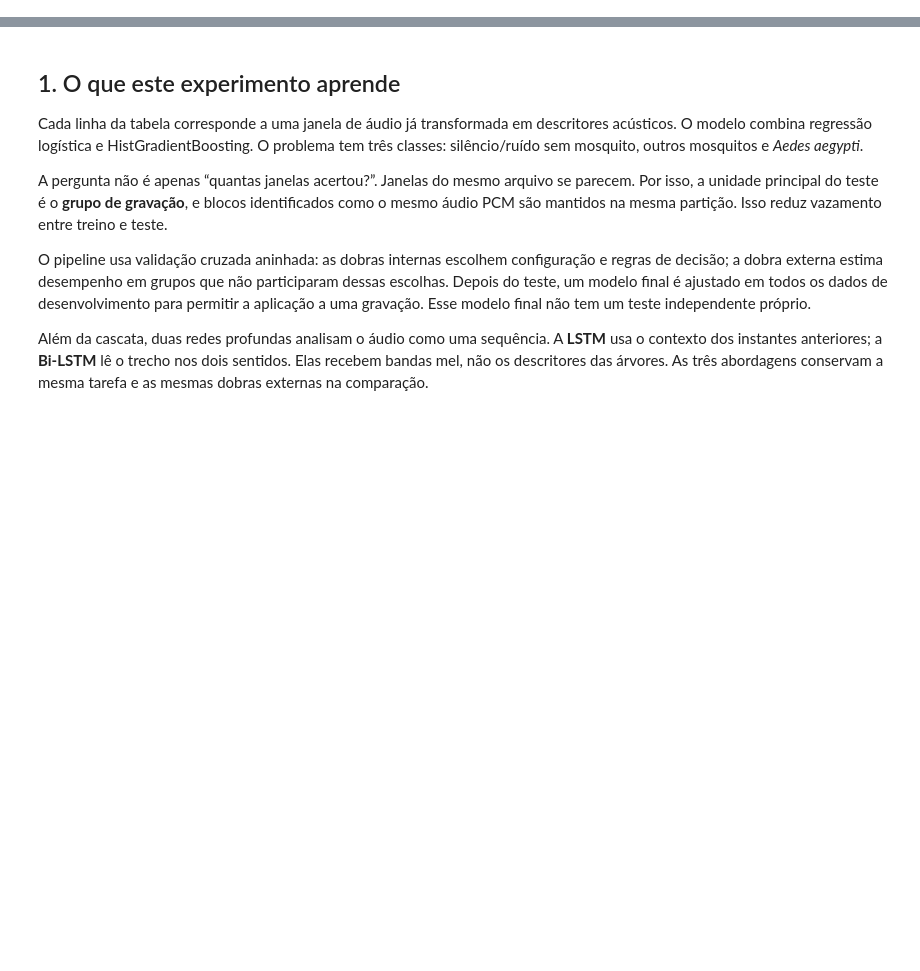
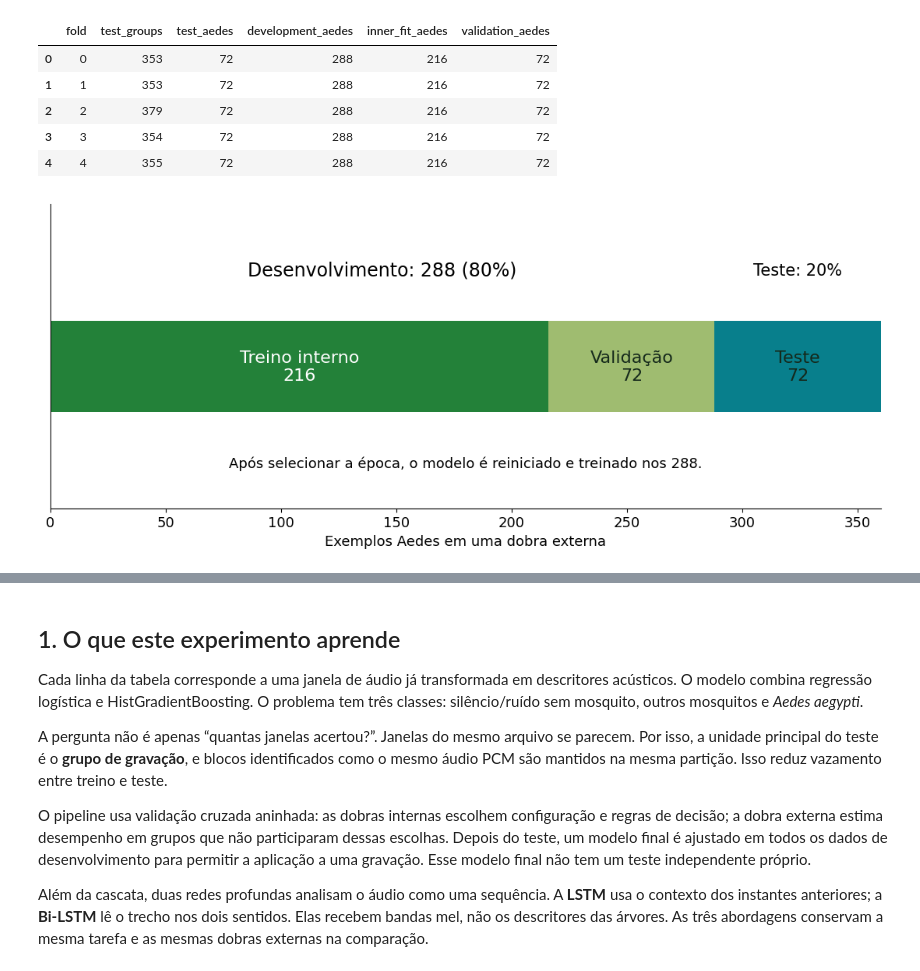
Before and after one commit to Lciarallo/mosquito-wingbeat, a Jupyter notebook: notebooks/detector_ternario_treinamento_teste_aplicacao.ipynb, the cells around one changed output, grey strips where cells are left out. Cells and saved outputs as stored; diff of their text form; code cells hidden in the pictures; blank space fills up the shorter version.

```diff
--- a/notebooks/detector_ternario_treinamento_teste_aplicacao.ipynb
+++ b/notebooks/detector_ternario_treinamento_teste_aplicacao.ipynb
@@ -8,0 +59,15 @@ As três saídas são `no_mosquito`, `other_mosquito` e `aedes_aegypti`. Este é
+# %%
+from IPython.display import display
+from pattern_reporting import figure as pattern_figure, MODELS as PATTERN_MODELS, NAMES as PATTERN_NAMES
+PATTERN_REFERENCE_PATH = ROOT / "data/metadata/pattern_classifier_reference.json"
+PATTERN_REFERENCE = json.loads(PATTERN_REFERENCE_PATH.read_text())
+assert PATTERN_REFERENCE["kind"] == "verified_historical_snapshot_not_new_training"
+assert PATTERN_REFERENCE["verification"]["complete"]
+RUN_PATTERN_TRAINING = False
+RUN_PATTERN_VERIFY = False
+PATTERN_AUDIO_PATH = None
+PATTERN_RUN = ROOT / "results/pattern_classifiers_2026_10_15"
+PATTERN_INPUTS = ROOT / "results/torres_tres_tecnicas_2026_10_15"
+PATTERN_SEQUENCES = Path("/tmp/mosquito_three_models_sequences_2026_10_15.npy")
+print("Rodada:", PATTERN_REFERENCE["run_id"])
+print("Verificação:", len(PATTERN_REFERENCE["verification"]["contexts"]), "modelos de teste reproduzidos")
@@ -8,0 +104,12 @@ As três saídas são `no_mosquito`, `other_mosquito` e `aedes_aegypti`. Este é
+# %%
+display(pd.DataFrame(PATTERN_REFERENCE["folds"]))
+fig = pattern_figure(PATTERN_REFERENCE, "split")
+plt.show()
+# %% [output]
+|  | fold | test_groups | test_aedes | development_aedes | inner_fit_aedes | validation_aedes |
+| 0 | 0 | 353 | 72 | 288 | 216 | 72 |
+| 1 | 1 | 353 | 72 | 288 | 216 | 72 |
+| 2 | 2 | 379 | 72 | 288 | 216 | 72 |
+| 3 | 3 | 354 | 72 | 288 | 216 | 72 |
+| 4 | 4 | 355 | 72 | 288 | 216 | 72 |
+[figure, added]
```
Also changed, not shown: parts of 37 cells of this notebook, 10 other files.
